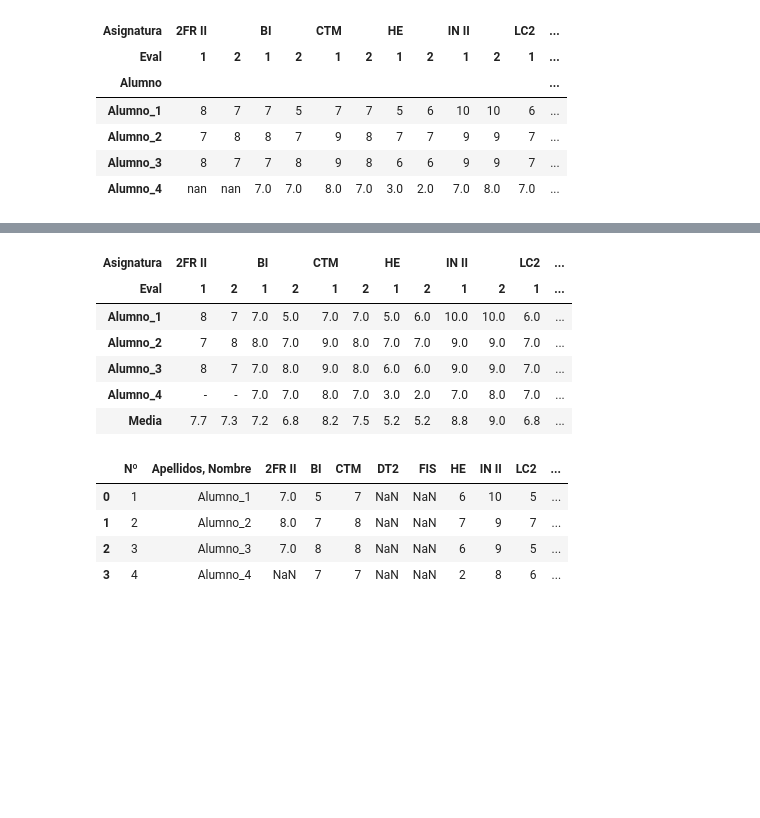
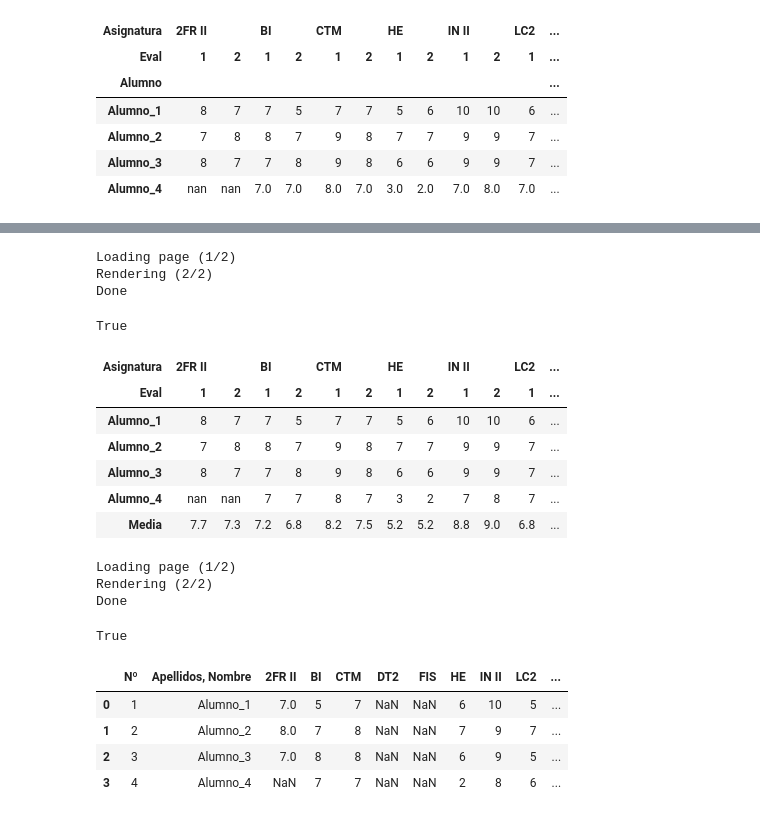
Before and after one commit to crdguez/mat4ac, a Jupyter notebook: notebooks/est_evaluacion_2021.ipynb, the cells around one changed output, grey strips where cells are left out. Drawn from its saved outputs; the diff is of its cells as text; code cells hidden in the pictures; blank space fills up the shorter version.

```diff
--- a/notebooks/est_evaluacion_2021.ipynb
+++ b/notebooks/est_evaluacion_2021.ipynb
@@ -142,33 +157,50 @@ df2.style.format("{:.0f}").format("{:.1f}",subset=(df2.index,df2.columns[-1:])).
+# %%
+import imgkit
+imgkit.from_string(html,'prueba.png')
+# %% [output]
+Loading page (1/2)
+Rendering (2/2)
+Done
+True
 # %%
 %precision %.2f
 
 #df = actilla_final.drop(['Suspenso'], axis=1)
 df = actilla_final[actilla_final.Eval <= ultima_evaluacion]
 
 df1 = df.set_index(['Alumno','Asignatura','Eval']).Nota.astype(int).unstack('Asignatura').unstack('Eval')
 
 df2 = df[df.Eval == ultima_evaluacion].groupby('Alumno')[['Nota']].mean().round(1).rename(columns={'Nota': ('Nota',''+str(ultima_evaluacion)+'ev',str(ultima_evaluacion))})
 
 df3 = df.groupby(['Asignatura','Eval'])[['Nota']].mean()
 
 
 #df3.T.round(1)
 
 df4 = pd.concat([df1,df3.T.rename(index={'Nota': 'Media'}).round(1)])
 
-df5 = pd.concat([df4,df2], axis=1, sort=False).fillna('-').round(1)
+#df5 = pd.concat([df4,df2], axis=1, sort=False).fillna('-').round(1)
 
-df5.style.applymap(color_negative_red)
+#df5.style.applymap(color_negative_red)
 
-df5
+df5 = pd.concat([df4,df2], axis=1, sort=False).round(1)
+
+df5.style.format("{:.0f}").format("{:.1f}",subset=(df5.index,df5.columns[-1:])).format("{:.1f}",subset=(df5.index[-1:],df5.columns)).applymap(color_negative_red).highlight_null("white").set_na_rep('-')
 # %% [output]
 | Asignatura | 2FR II |  | BI |  | CTM |  | HE |  | IN II |  | LC2 | ... |
 | Eval | 1 | 2 | 1 | 2 | 1 | 2 | 1 | 2 | 1 | 2 | 1 | ... |
-| Alumno_1 | 8 | 7 | 7.0 | 5.0 | 7.0 | 7.0 | 5.0 | 6.0 | 10.0 | 10.0 | 6.0 | ... |
-| Alumno_2 | 7 | 8 | 8.0 | 7.0 | 9.0 | 8.0 | 7.0 | 7.0 | 9.0 | 9.0 | 7.0 | ... |
-| Alumno_3 | 8 | 7 | 7.0 | 8.0 | 9.0 | 8.0 | 6.0 | 6.0 | 9.0 | 9.0 | 7.0 | ... |
-| Alumno_4 | - | - | 7.0 | 7.0 | 8.0 | 7.0 | 3.0 | 2.0 | 7.0 | 8.0 | 7.0 | ... |
+| Alumno_1 | 8 | 7 | 7 | 5 | 7 | 7 | 5 | 6 | 10 | 10 | 6 | ... |
+| Alumno_2 | 7 | 8 | 8 | 7 | 9 | 8 | 7 | 7 | 9 | 9 | 7 | ... |
+| Alumno_3 | 8 | 7 | 7 | 8 | 9 | 8 | 6 | 6 | 9 | 9 | 7 | ... |
+| Alumno_4 | nan | nan | 7 | 7 | 8 | 7 | 3 | 2 | 7 | 8 | 7 | ... |
 | Media | 7.7 | 7.3 | 7.2 | 6.8 | 8.2 | 7.5 | 5.2 | 5.2 | 8.8 | 9.0 | 6.8 | ... |
+# %%
+imgkit.from_string(df5.style.format("{:.0f}").format("{:.1f}",subset=(df5.index,df5.columns[-1:])).format("{:.1f}",subset=(df5.index[-1:],df5.columns)).applymap(color_negative_red).highlight_null("white").set_na_rep('-').render(),'prueba.png')
+# %% [output]
+Loading page (1/2)
+Rendering (2/2)
+Done
+True
 # %%
 pd.read_csv('importado2.csv', index_col=False)
 # %% [output]
```
Also changed, not shown: parts of 2 cells of this notebook, 1 other file.
